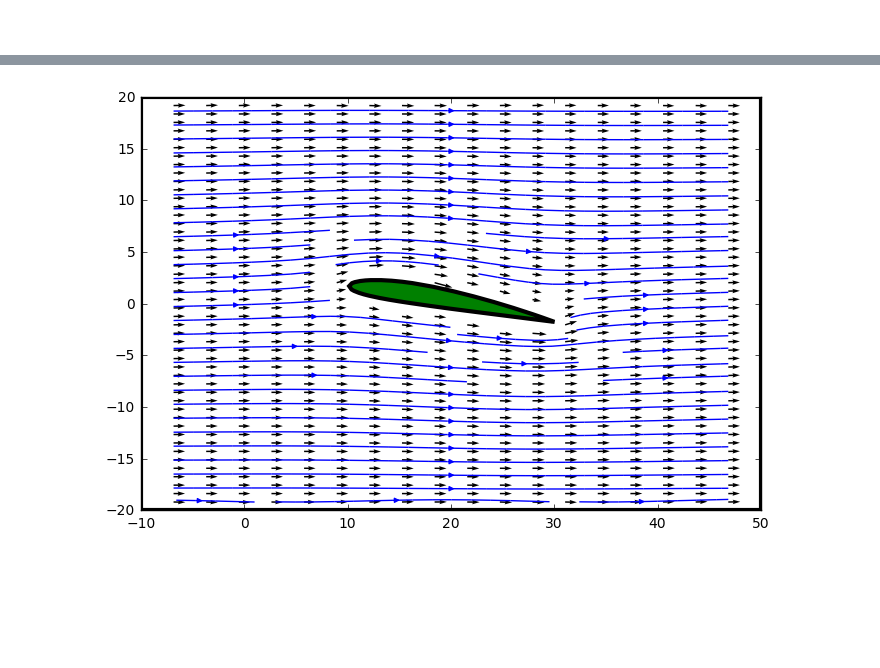
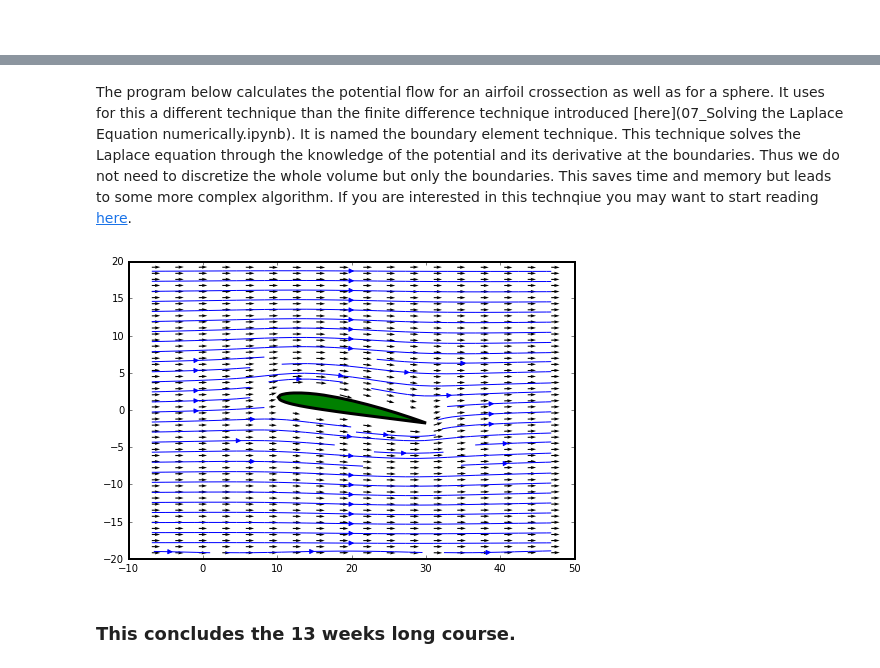
Before and after one commit to cdohl/ph3501, a Jupyter notebook: notebooks/18_Hele Shaw Flow.ipynb, the cells around one changed output, grey strips where cells are left out. Cells and saved outputs as stored; diff of their text form; code cells hidden in the pictures; blank space fills up the shorter version.

```diff
--- a/notebooks/18_Hele Shaw Flow.ipynb
+++ b/notebooks/18_Hele Shaw Flow.ipynb
@@ -201,6 +201,8 @@ Adding the individual streamlines ontop of each we obtain the following picture:
 <img src="pics/hele_shaw_wing_superimposed.png">
 Figure 2: Superimposed streamlines from Fig. 1.
 </div>
+# %% [markdown]
+The program below calculates the potential flow for an airfoil crossection as well as for a sphere. It uses for this a different technique than the finite difference technique introduced [here](07_Solving the Laplace Equation numerically.ipynb). It is named the boundary element technique. This technique solves the Laplace equation through the knowledge of the potential and its derivative at the boundaries. Thus we do not need to discretize the whole volume but only the boundaries. This saves time and memory but leads to some more complex algorithm. If you are interested in this technqiue you may want to start reading [here](http://cav2012.sg/cdohl/CFD_course/bem.html).
 # %%
 import numpy as np
 from numpy import ma #masked array to avoid plotting inside objects
@@ -258,7 +260,7 @@ def geometry(x_list,y_list,seg_list):
 # ===========================================================================
 # Setting boundary conditions for each segement of boundary element
 # ===========================================================================
-def setBC(bct,bcv,seg_list,seg_num):
+def setBC(bct,bcv,seg_list,seg_num,Ns):
     BCT, BCV = [np.zeros(Ns) for i in range(2)]
     for i in range(seg_list.size):
         BCT[seg_num[i]:seg_num[i]+seg_list[i]] = bct[i]
@@ -269,7 +271,7 @@ def setBC(bct,bcv,seg_list,seg_num):
 # ===========================================================================
 # Calculate integral coefficients F1 & F2 for a given array of points (x0,y0)
 # ===========================================================================
-def F1F2(x0,y0,x,y,l,nx,ny):
+def F1F2(x0,y0,x,y,l,nx,ny,Ns):
     k = int(Ns) # no. of segments
     s = x0.size # no. of points
 
@@ -334,8 +336,8 @@ def pqBC(F1,F2,BCT,BCV):
     return p, q
 
 
-def calculateflow(alpha,kind):
-    # +++++++++++++++++++++++++++++++++++++++++++++++++++++++++++++++++++++++++++
+def calculateflow(alpha,size,kind):
+# +++++++++++++++++++++++++++++++++++++++++++++++++++++++++++++++++++++++++++
     # GEOMETRY
     # +++++++++++++++++++++++++++++++++++++++++++++++++++++++++++++++++++++++++++
     # (x,y)       segment end-points
@@ -357,11 +359,12 @@ def calculateflow(alpha,kind):
     outlet = 1 # outlet
 
     # Coordinates of airfoil (clockwise / last pt = first pt)
-    scale =  20
+    scale =  10
     transx = 20
     transy = 0
-    radius=.3
+    radius=.2
     phia=np.linspace(0.,2*np.pi,36)
+
     if (kind=='airfoil'):
         x_list2 = np.array([1.00000, 0.95041, 0.90067, 0.80097, 0.70102, 0.60085,
                             0.50049, 0.40000, 0.29875, 0.24814, 0.19761, 0.14722,
@@ -375,9 +378,10 @@ def calculateflow(alpha,kind):
                                -0.01448, -0.01927, -0.02482, -0.02809, -0.03016, -0.03227,
                                -0.03276, -0.03230, -0.03125, -0.02837, -0.02468, -0.02024,
                                -0.01551, -0.01074, -0.00594, -0.00352, -0.00105, 0.00105])[::-1] # clockwise
+
     if (kind=='sphere'):
-        x_list2 = radius*np.cos(phia)
-        y_list2 = radius*np.sin(phia)
+        x_list2 = radius*size*np.cos(phia)
+        y_list2 = radius*size*np.sin(phia)
         x_list2 = x_list2[::-1]
         y_list2 = y_list2[::-1]
 
@@ -386,8 +390,8 @@ def calculateflow(alpha,kind):
     rot = np.array([np.cos(alpha*D2R), -np.sin(alpha*D2R), np.sin(alpha*D2R), np.cos(alpha*D2R)]).reshape(2,2)
     x_list2 = np.dot(np.c_[x_list2,y_list2],rot)[:,0]
     y_list2 = np.dot(np.c_[x_list2,y_list2],rot)[:,1]
-    x_list2 = transx+scale*x_list2
-    y_list2 = transy+scale*y_list2
+    x_list2 = transx+scale*size*x_list2
+    y_list2 = transy+scale*size*y_list2
 
     Ns2 = x_list2.size - 1
     seg_list2 = np.ones(Ns2)
@@ -420,9 +424,9 @@ def calculateflow(alpha,kind):
     bcv[outlet] =  U/lb1[outlet]
     # +++++++++++++++++++++++++++++++++++++++++++++++++++++++++++++++++++++++++++
 
-    BCT, BCV = setBC(bct,bcv,seg_list,seg_num)
+    BCT, BCV = setBC(bct,bcv,seg_list,seg_num, Ns)
 
-    F1, F2 = F1F2(xm,ym,x,y,l,nx,ny) # obtaining F1 & F2 for segment mid-points
+    F1, F2 = F1F2(xm,ym,x,y,l,nx,ny,Ns) # obtaining F1 & F2 for segment mid-points
     p, q = pqBC(F1,F2,BCT,BCV) # solving for additional boundary conditions
 
     # Generating internal points (excludes boundary)
@@ -453,39 +457,43 @@ def calculateflow(alpha,kind):
         elif ((L[i,:]<1.).any()):
             myMa[i]=True
 
     myMa_r=np.reshape(myMa,XX.shape)
 
     # Calculate velocity (u,v) at internal grid points (X,Y)
     # ===========================================================================
     delta_x = delta_y = 0.05
-    F1, F2 = F1F2(X+delta_x,Y,x,y,l,nx,ny)
+    F1, F2 = F1F2(X+delta_x,Y,x,y,l,nx,ny,Ns)
     phi_x_plus = (np.dot(F2,p) - np.dot(F1,q))
-    F1, F2 = F1F2(X-delta_x,Y,x,y,l,nx,ny)
+    F1, F2 = F1F2(X-delta_x,Y,x,y,l,nx,ny,Ns)
     phi_x_minus = (np.dot(F2,p) - np.dot(F1,q))
-    F1, F2 = F1F2(X,Y+delta_y,x,y,l,nx,ny)
+    F1, F2 = F1F2(X,Y+delta_y,x,y,l,nx,ny,Ns)
     phi_y_plus = (np.dot(F2,p) - np.dot(F1,q))
-    F1, F2 = F1F2(X,Y-delta_y,x,y,l,nx,ny)
+    F1, F2 = F1F2(X,Y-delta_y,x,y,l,nx,ny,Ns)
     phi_y_minus = (np.dot(F2,p) - np.dot(F1,q))
 
     # Central difference to determine velocity
     u = 0.5*(phi_x_plus - phi_x_minus)/delta_x
     v = 0.5*(phi_y_plus - phi_y_minus)/delta_y
 
     fig = plt.figure(figsize=(8,8), dpi=100)
     fig.add_subplot(111,aspect='equal')
     plt.fill(x1,y1,fill=False,lw=3)
     plt.fill(x2,y2,fill=True,lw=3)
     plt.quiver(X,Y,ma.masked_array(u, mask=myMa),ma.masked_array(v, mask=myMa))
     plt.streamplot(XX,YY,ma.masked_array(np.reshape(u,XX.shape), mask=myMa_r),\
                    ma.masked_array(np.reshape(v,XX.shape), mask=myMa_r))
     plt.show()
 
 interact(calculateflow, alpha = widgets.FloatSlider(min = 0, max = 45, step = 2, value = 10,\
-                                    description = r"angle of attack"),\
+                                    description = r"Angle of attack"),\
+                                     size = widgets.FloatSlider(min = 1, max = 3, step = .1, value = 2,\
+                                    description = r"Size"),\
                         kind = widgets.Dropdown(options=['sphere','airfoil'],value='airfoil',\
                                                description='Object'));
 # %% [output]
-[figure, old version]
+[figure, new version]
+# %% [markdown]
+### This concludes the 13 weeks long course.
 # %%
 from IPython.core.display import HTML
 def css_styling():
```
Also changed, not shown: 3 other files.
